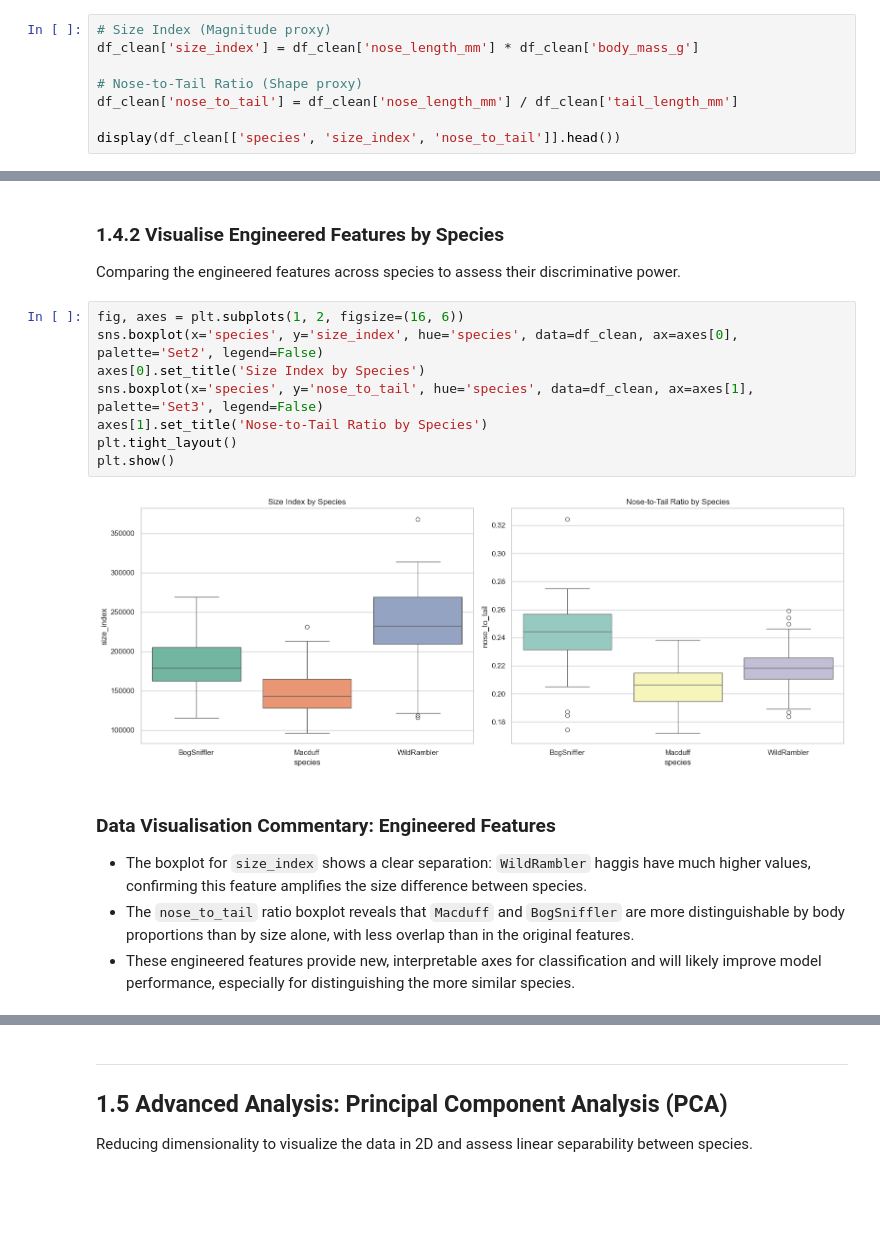
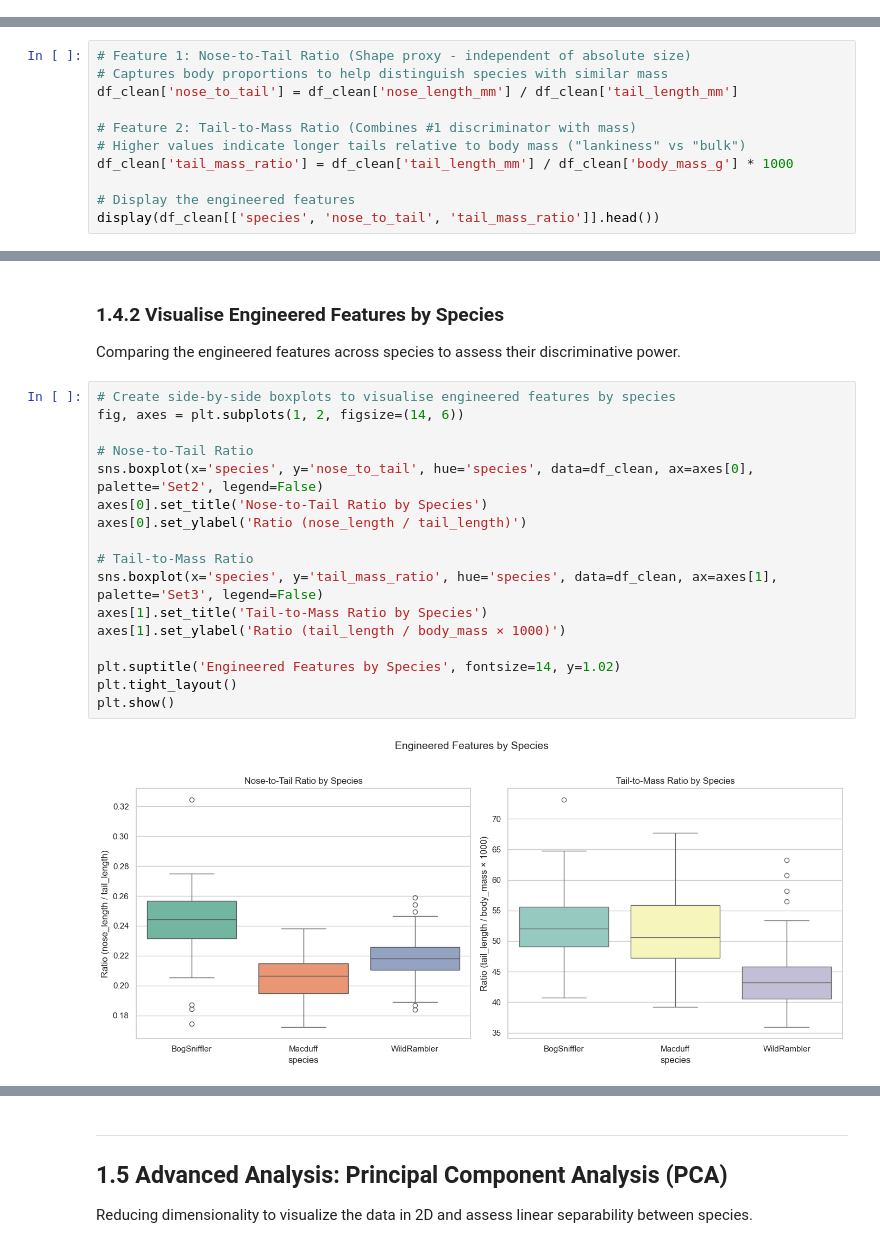
Before and after one commit to AhmedIkram05/haggis-predictive-modeling, a Jupyter notebook: ahmed-ikram.ipynb, the cells around one changed output, grey strips where cells are left out. Drawn from its saved outputs; the diff is of its cells as text; blank space fills up the shorter version.

Commit message:
Implement feature X to enhance user experience and optimize performance

```diff
--- a/ahmed-ikram.ipynb
+++ b/ahmed-ikram.ipynb
@@ -379,11 +406,3 @@ Creating new features to capture biological properties not explicit in raw dimen
 # %% [markdown]
 ### 1.4.1 Create Engineered Features
 Creating composite features to capture biological properties not explicit in raw dimensions.
-# %%
-# Size Index (Magnitude proxy)
-df_clean['size_index'] = df_clean['nose_length_mm'] * df_clean['body_mass_g']
-
-# Nose-to-Tail Ratio (Shape proxy)
-df_clean['nose_to_tail'] = df_clean['nose_length_mm'] / df_clean['tail_length_mm']
-
-display(df_clean[['species', 'size_index', 'nose_to_tail']].head())
@@ -400,0 +409,11 @@ display(df_clean[['species', 'size_index', 'nose_to_tail']].head())
+# %%
+# Feature 1: Nose-to-Tail Ratio (Shape proxy - independent of absolute size)
+# Captures body proportions to help distinguish species with similar mass
+df_clean['nose_to_tail'] = df_clean['nose_length_mm'] / df_clean['tail_length_mm']
+
+# Feature 2: Tail-to-Mass Ratio (Combines #1 discriminator with mass)
+# Higher values indicate longer tails relative to body mass ("lankiness" vs "bulk")
+df_clean['tail_mass_ratio'] = df_clean['tail_length_mm'] / df_clean['body_mass_g'] * 1000
+
+# Display the engineered features
+display(df_clean[['species', 'nose_to_tail', 'tail_mass_ratio']].head())
@@ -402,17 +447,21 @@ display(df_clean[['species', 'size_index', 'nose_to_tail']].head())
 ### 1.4.2 Visualise Engineered Features by Species
 Comparing the engineered features across species to assess their discriminative power.
 # %%
-fig, axes = plt.subplots(1, 2, figsize=(16, 6))
-sns.boxplot(x='species', y='size_index', hue='species', data=df_clean, ax=axes[0], palette='Set2', legend=False)
-axes[0].set_title('Size Index by Species')
-sns.boxplot(x='species', y='nose_to_tail', hue='species', data=df_clean, ax=axes[1], palette='Set3', legend=False)
-axes[1].set_title('Nose-to-Tail Ratio by Species')
+# Create side-by-side boxplots to visualise engineered features by species
+fig, axes = plt.subplots(1, 2, figsize=(14, 6))
+
+# Nose-to-Tail Ratio
+sns.boxplot(x='species', y='nose_to_tail', hue='species', data=df_clean, ax=axes[0], palette='Set2', legend=False)
+axes[0].set_title('Nose-to-Tail Ratio by Species')
+axes[0].set_ylabel('Ratio (nose_length / tail_length)')
+
+# Tail-to-Mass Ratio
+sns.boxplot(x='species', y='tail_mass_ratio', hue='species', data=df_clean, ax=axes[1], palette='Set3', legend=False)
+axes[1].set_title('Tail-to-Mass Ratio by Species')
+axes[1].set_ylabel('Ratio (tail_length / body_mass × 1000)')
+
+plt.suptitle('Engineered Features by Species', fontsize=14, y=1.02)
 plt.tight_layout()
 plt.show()
 # %% [output]
-[figure, old version]
+[figure, new version]
-# %% [markdown]
-### Data Visualisation Commentary: Engineered Features
-- The boxplot for `size_index` shows a clear separation: `WildRambler` haggis have much higher values, confirming this feature amplifies the size difference between species.
-- The `nose_to_tail` ratio boxplot reveals that `Macduff` and `BogSniffler` are more distinguishable by body proportions than by size alone, with less overlap than in the original features.
-- These engineered features provide new, interpretable axes for classification and will likely improve model performance, especially for distinguishing the more similar species.
```
Also changed, not shown: parts of 35 cells of this notebook.
